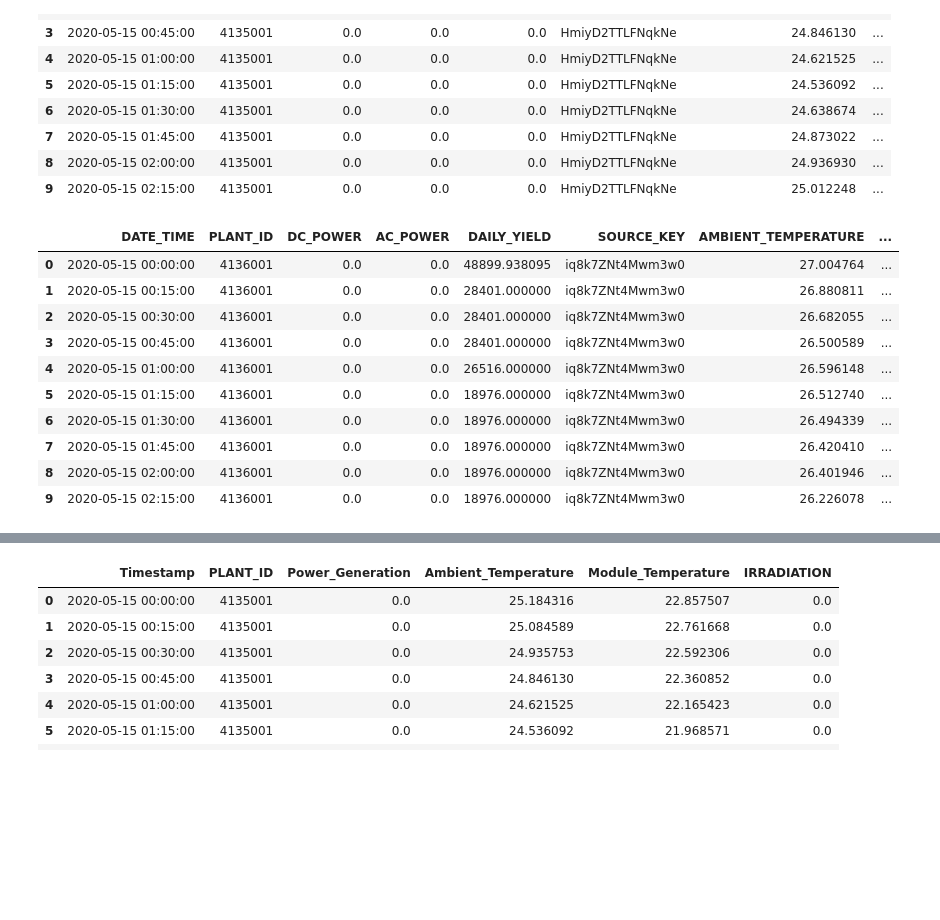
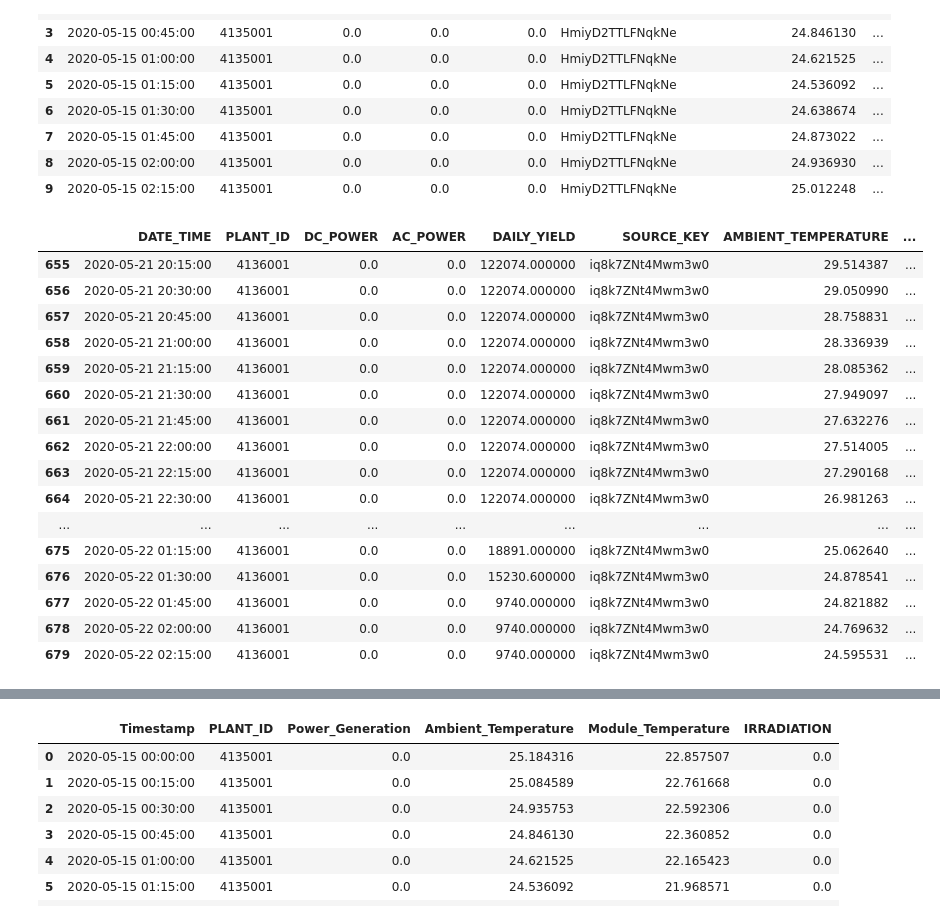
Before and after one commit to NoshinTasnim06/Solar-Energy-Yield-Predictor, a Jupyter notebook: SolarPlantData2.ipynb, the cells around one changed output, grey strips where cells are left out. Cells and saved outputs as stored; diff of their text form; code cells hidden in the pictures; blank space fills up the shorter version.

```diff
--- a/SolarPlantData2.ipynb
+++ b/SolarPlantData2.ipynb
@@ -173,19 +173,25 @@ combined_pl1.head(10)
 # %%
 combined_pl2 = pd.merge(gd2_agg, wsd2, on=['DATE_TIME', 'PLANT_ID'], how='left')
 # %%
-combined_pl2.head(10)
+combined_pl2.iloc[655:680]
 # %% [output]
 |  | DATE_TIME | PLANT_ID | DC_POWER | AC_POWER | DAILY_YIELD | SOURCE_KEY | AMBIENT_TEMPERATURE | ... |
-| 0 | 2020-05-15 00:00:00 | 4136001 | 0.0 | 0.0 | 48899.938095 | iq8k7ZNt4Mwm3w0 | 27.004764 | ... |
-| 1 | 2020-05-15 00:15:00 | 4136001 | 0.0 | 0.0 | 28401.000000 | iq8k7ZNt4Mwm3w0 | 26.880811 | ... |
-| 2 | 2020-05-15 00:30:00 | 4136001 | 0.0 | 0.0 | 28401.000000 | iq8k7ZNt4Mwm3w0 | 26.682055 | ... |
-| 3 | 2020-05-15 00:45:00 | 4136001 | 0.0 | 0.0 | 28401.000000 | iq8k7ZNt4Mwm3w0 | 26.500589 | ... |
-| 4 | 2020-05-15 01:00:00 | 4136001 | 0.0 | 0.0 | 26516.000000 | iq8k7ZNt4Mwm3w0 | 26.596148 | ... |
-| 5 | 2020-05-15 01:15:00 | 4136001 | 0.0 | 0.0 | 18976.000000 | iq8k7ZNt4Mwm3w0 | 26.512740 | ... |
-| 6 | 2020-05-15 01:30:00 | 4136001 | 0.0 | 0.0 | 18976.000000 | iq8k7ZNt4Mwm3w0 | 26.494339 | ... |
-| 7 | 2020-05-15 01:45:00 | 4136001 | 0.0 | 0.0 | 18976.000000 | iq8k7ZNt4Mwm3w0 | 26.420410 | ... |
-| 8 | 2020-05-15 02:00:00 | 4136001 | 0.0 | 0.0 | 18976.000000 | iq8k7ZNt4Mwm3w0 | 26.401946 | ... |
-| 9 | 2020-05-15 02:15:00 | 4136001 | 0.0 | 0.0 | 18976.000000 | iq8k7ZNt4Mwm3w0 | 26.226078 | ... |
+| 655 | 2020-05-21 20:15:00 | 4136001 | 0.0 | 0.0 | 122074.000000 | iq8k7ZNt4Mwm3w0 | 29.514387 | ... |
+| 656 | 2020-05-21 20:30:00 | 4136001 | 0.0 | 0.0 | 122074.000000 | iq8k7ZNt4Mwm3w0 | 29.050990 | ... |
+| 657 | 2020-05-21 20:45:00 | 4136001 | 0.0 | 0.0 | 122074.000000 | iq8k7ZNt4Mwm3w0 | 28.758831 | ... |
+| 658 | 2020-05-21 21:00:00 | 4136001 | 0.0 | 0.0 | 122074.000000 | iq8k7ZNt4Mwm3w0 | 28.336939 | ... |
+| 659 | 2020-05-21 21:15:00 | 4136001 | 0.0 | 0.0 | 122074.000000 | iq8k7ZNt4Mwm3w0 | 28.085362 | ... |
+| 660 | 2020-05-21 21:30:00 | 4136001 | 0.0 | 0.0 | 122074.000000 | iq8k7ZNt4Mwm3w0 | 27.949097 | ... |
+| 661 | 2020-05-21 21:45:00 | 4136001 | 0.0 | 0.0 | 122074.000000 | iq8k7ZNt4Mwm3w0 | 27.632276 | ... |
+| 662 | 2020-05-21 22:00:00 | 4136001 | 0.0 | 0.0 | 122074.000000 | iq8k7ZNt4Mwm3w0 | 27.514005 | ... |
+| 663 | 2020-05-21 22:15:00 | 4136001 | 0.0 | 0.0 | 122074.000000 | iq8k7ZNt4Mwm3w0 | 27.290168 | ... |
+| 664 | 2020-05-21 22:30:00 | 4136001 | 0.0 | 0.0 | 122074.000000 | iq8k7ZNt4Mwm3w0 | 26.981263 | ... |
+| ... | ... | ... | ... | ... | ... | ... | ... | ... |
+| 675 | 2020-05-22 01:15:00 | 4136001 | 0.0 | 0.0 | 18891.000000 | iq8k7ZNt4Mwm3w0 | 25.062640 | ... |
+| 676 | 2020-05-22 01:30:00 | 4136001 | 0.0 | 0.0 | 15230.600000 | iq8k7ZNt4Mwm3w0 | 24.878541 | ... |
+| 677 | 2020-05-22 01:45:00 | 4136001 | 0.0 | 0.0 | 9740.000000 | iq8k7ZNt4Mwm3w0 | 24.821882 | ... |
+| 678 | 2020-05-22 02:00:00 | 4136001 | 0.0 | 0.0 | 9740.000000 | iq8k7ZNt4Mwm3w0 | 24.769632 | ... |
+| 679 | 2020-05-22 02:15:00 | 4136001 | 0.0 | 0.0 | 9740.000000 | iq8k7ZNt4Mwm3w0 | 24.595531 | ... |
 # %%
 spd2 = pd.concat([combined_pl1, combined_pl2], axis=0, ignore_index=True)
 # %%
```
Also changed, not shown: parts of 2 cells of this notebook, 3 other files.
